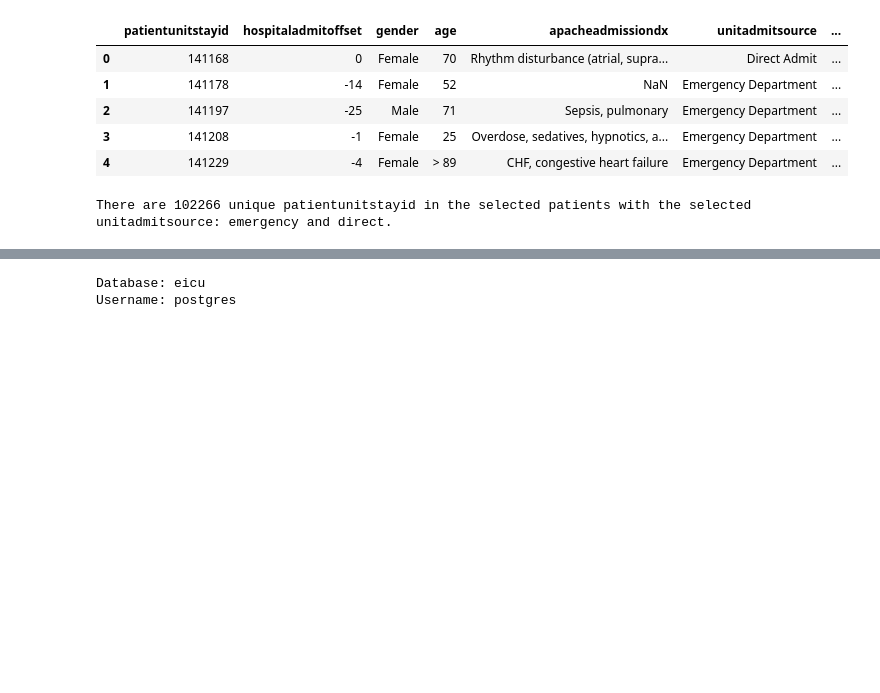
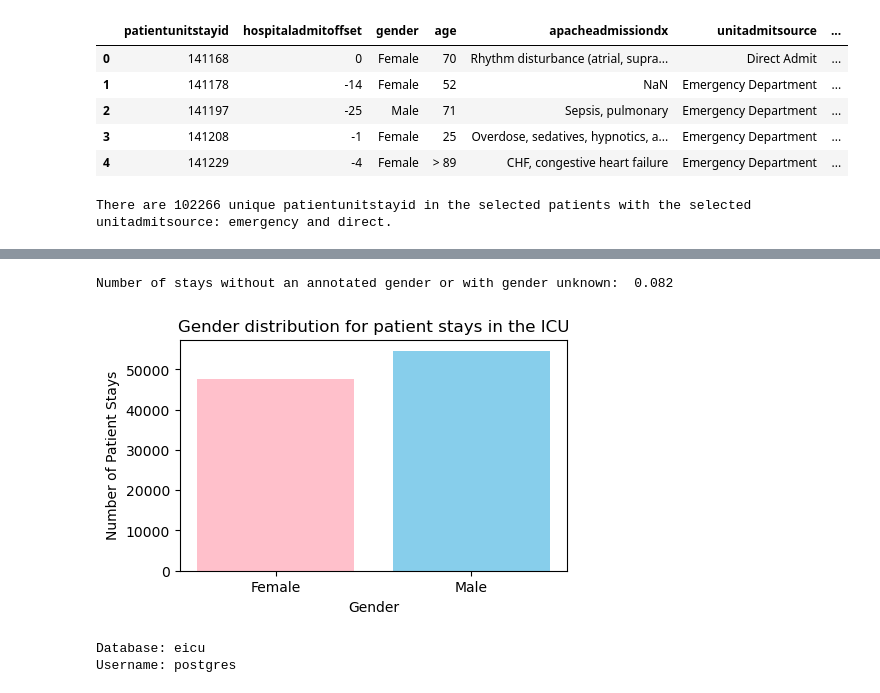
Before and after one commit to joy628/master-project, a Jupyter notebook: data-preprocessing/patient.ipynb, the cells around one changed output, grey strips where cells are left out. Drawn from its saved outputs; the diff is of its cells as text; code cells hidden in the pictures; blank space fills up the shorter version.

```diff
--- a/data-preprocessing/patient.ipynb
+++ b/data-preprocessing/patient.ipynb
@@ -65,0 +152,3 @@ There are 102266 unique patientunitstayid in the selected patients with the sele
+# %%
+gender_distr_nan = df_selected.groupby('gender', dropna = False)['gender'].size().to_frame('NoPatients')
+gender_distr_nan.head()
@@ -66,3 +163,26 @@ There are 102266 unique patientunitstayid in the selected patients with the sele
+# %%
+
+total_stays = gender_distr_nan.sum().NoPatients
+stays_without_gender = gender_distr_nan[(gender_distr_nan.index == 'Other') | (gender_distr_nan.index == 'Unknown') | (gender_distr_nan.index.isnull())].sum().NoPatients
+percentage = stays_without_gender / total_stays * 100
+print('Number of stays without an annotated gender or with gender unknown: ', round(percentage,3))
+# %% [output]
+Number of stays without an annotated gender or with gender unknown:  0.082
+# %%
+female_stays = gender_distr_nan[gender_distr_nan.index == 'Female'].sum()
+male_stays = gender_distr_nan[gender_distr_nan.index == 'Male'].sum()
+# %%
+plt.rcParams["figure.figsize"] = (5,3)
+
+x = ['Female', 'Male']
+heights = [int(female_stays.iloc[0]), int(male_stays.iloc[0])]
+plt.bar(x, heights, color = ['pink', 'skyblue'])
+plt.xlabel('Gender')
+plt.ylabel('Number of Patient Stays')
+plt.title('Gender distribution for patient stays in the ICU')
+plt.show()
+# %% [output]
+[figure, added]
 # %%
 # Import libraries
 import numpy as np
```
Also changed, not shown: parts of 16 cells of this notebook, 2 other files.
